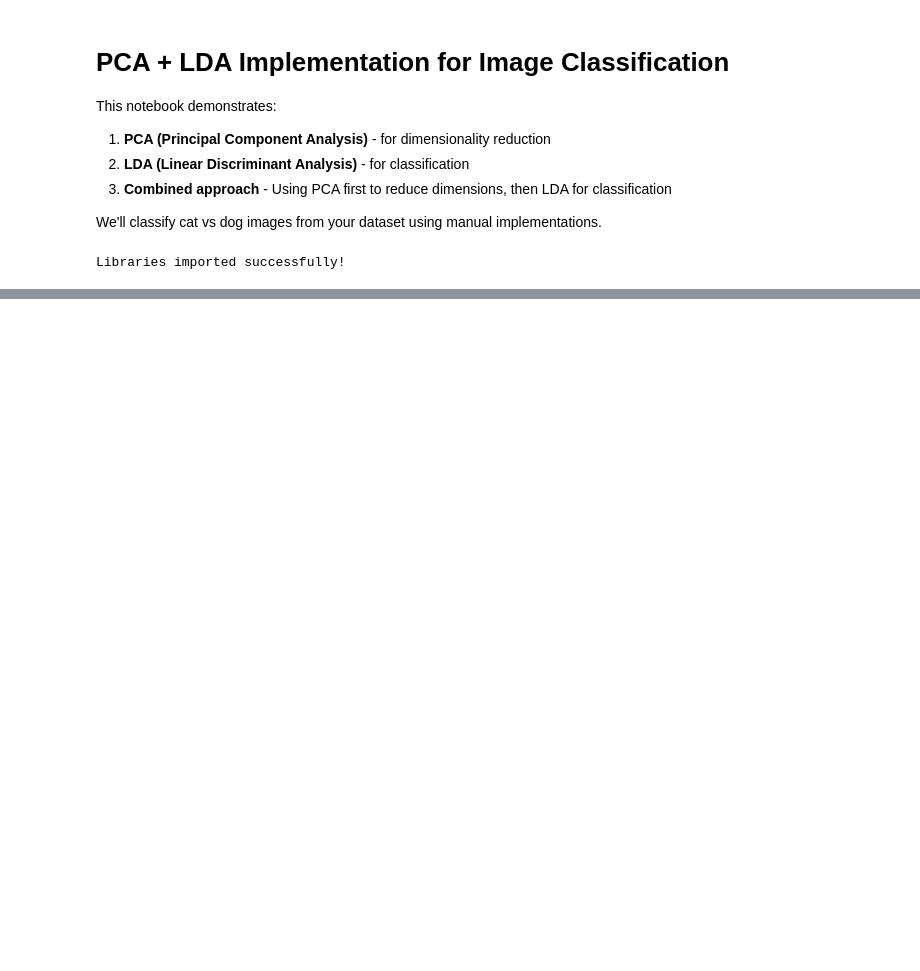
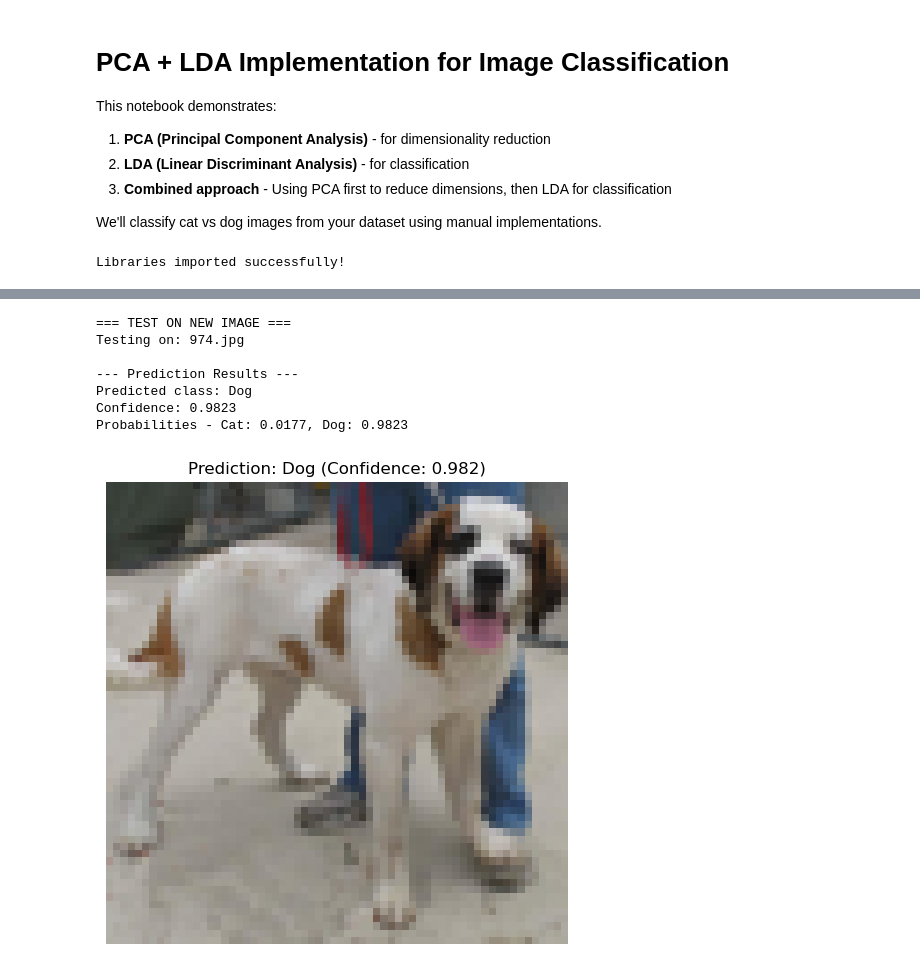
Before and after one commit to Rishad-007/phd, a Jupyter notebook: pca_lda.ipynb, the cells around one changed output, grey strips where cells are left out. Cells and saved outputs as stored; diff of their text form; code cells hidden in the pictures; blank space fills up the shorter version.

```diff
--- a/pca_lda.ipynb
+++ b/pca_lda.ipynb
@@ -514 +430,52 @@ Probabilities - Cat: 0.8815, Dog: 0.1185
+# %%
+# --- Step 12: Test on New Image ---
+print("\n=== TEST ON NEW IMAGE ===")
+
+# Test image path - change this to your image
+test_img_path = "974.jpg"
+
+if os.path.exists(test_img_path):
+    print(f"Testing on: {test_img_path}")
+
+    try:
+        # Load and preprocess the image
+        img = Image.open(test_img_path).convert('RGB')
+        img = img.resize((img_size, img_size))
+        img_array = np.array(img).flatten() / 255.0
+
+        # Apply PCA transformation (use training mean!)
+        img_centered = img_array - mean_train
+        img_pca = img_centered @ principal_components.T
+
+        # Make prediction
+        pred, pred_proba = lda_predict([img_pca], class_means, class_priors, cov_inv)
+
+        print(f"\n--- Prediction Results ---")
+        print(f"Predicted class: {class_names[pred[0]]}")
+        print(f"Confidence: {pred_proba[0][pred[0]]:.4f}")
+        print(f"Probabilities - Cat: {pred_proba[0][0]:.4f}, Dog: {pred_proba[0][1]:.4f}")
+
+        # Display the image
+        img_display = img_array.reshape(img_size, img_size, 3)
+        plt.figure(figsize=(6, 6))
+        plt.imshow(img_display)
+        plt.title(f"Prediction: {class_names[pred[0]]} (Confidence: {pred_proba[0][pred[0]]:.3f})")
+        plt.axis('off')
+        plt.show()
+
+    except Exception as e:
+        print(f"Error processing image: {e}")
+
+else:
+    print(f"Test image not found: {test_img_path}")
+    print("Add any .jpg image to test the model!")
+# %% [output]
+=== TEST ON NEW IMAGE ===
+Testing on: 974.jpg
+
+--- Prediction Results ---
+Predicted class: Dog
+Confidence: 0.9823
+Probabilities - Cat: 0.0177, Dog: 0.9823
+[figure, added]
 # %% [markdown]
```
Also changed, not shown: parts of 11 cells of this notebook.
